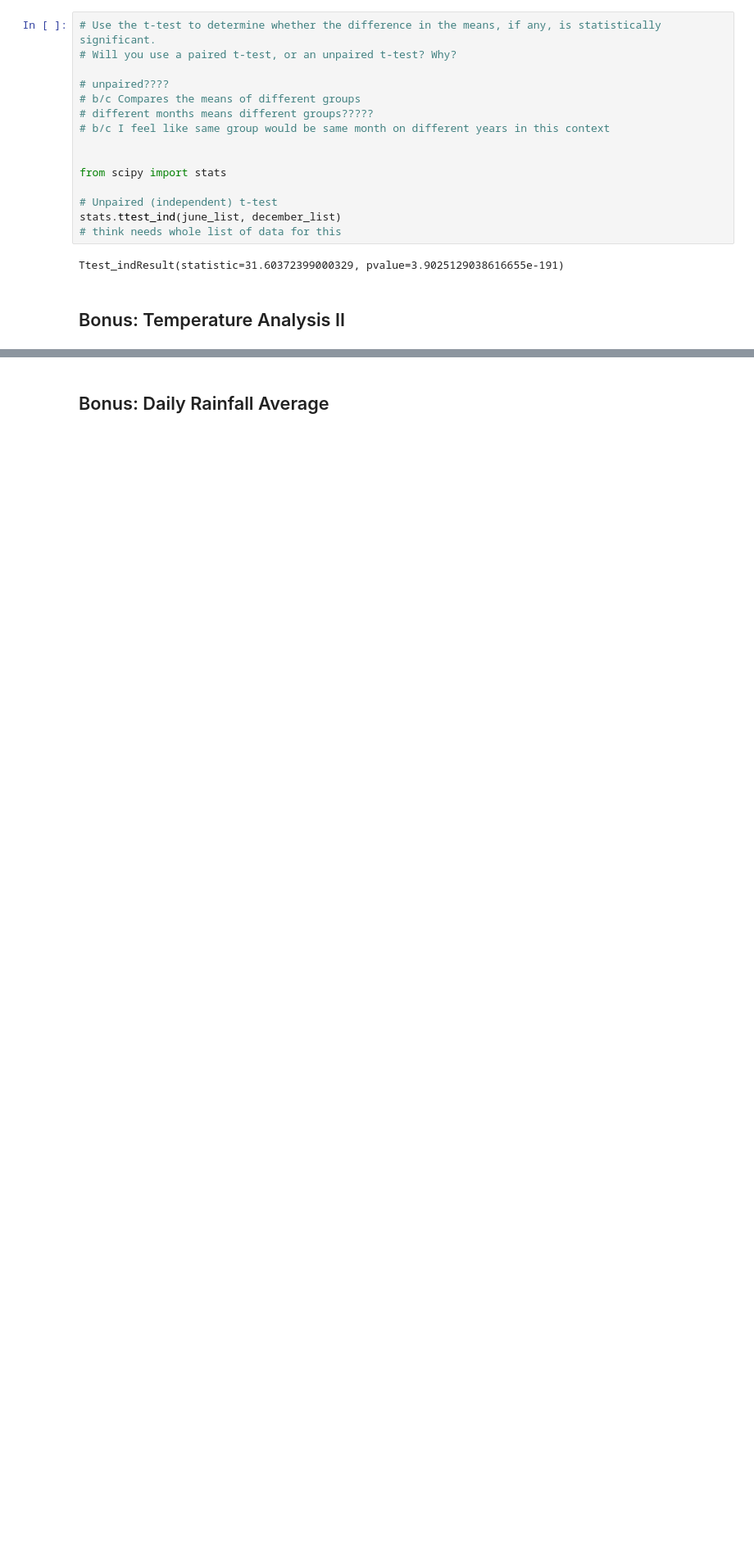
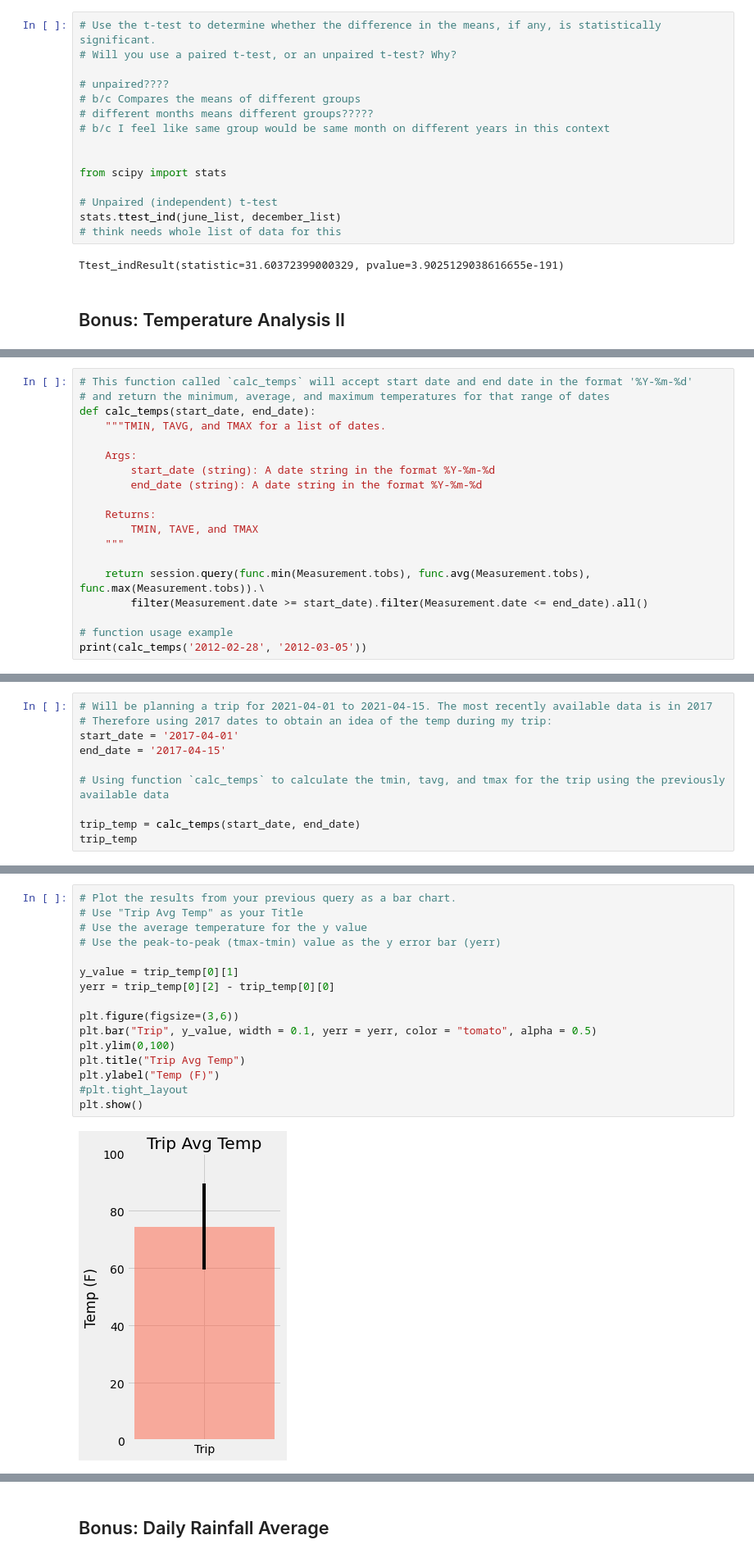
Before and after one commit to dan1ellec/sqlalchemy-challenge, a Jupyter notebook: climate_analysis.ipynb, the cells around one changed output, grey strips where cells are left out. Shown at 82% size. Drawn from its saved outputs; the diff is of its cells as text; blank space fills up the shorter version.

```diff
--- a/climate_analysis.ipynb
+++ b/climate_analysis.ipynb
@@ -320,0 +322,19 @@ Use the peak-to-peak (TMAX-TMIN) value as the y error bar (YERR).
+# %%
+# This function called `calc_temps` will accept start date and end date in the format '%Y-%m-%d'
+# and return the minimum, average, and maximum temperatures for that range of dates
+def calc_temps(start_date, end_date):
+    """TMIN, TAVG, and TMAX for a list of dates.
+
+    Args:
+        start_date (string): A date string in the format %Y-%m-%d
+        end_date (string): A date string in the format %Y-%m-%d
+
+    Returns:
+        TMIN, TAVE, and TMAX
+    """
+
+    return session.query(func.min(Measurement.tobs), func.avg(Measurement.tobs), func.max(Measurement.tobs)).\
+        filter(Measurement.date >= start_date).filter(Measurement.date <= end_date).all()
+
+# function usage example
+print(calc_temps('2012-02-28', '2012-03-05'))
@@ -320,0 +343,10 @@ Use the peak-to-peak (TMAX-TMIN) value as the y error bar (YERR).
+# %%
+# Will be planning a trip for 2021-04-01 to 2021-04-15. The most recently available data is in 2017
+# Therefore using 2017 dates to obtain an idea of the temp during my trip:
+start_date = '2017-04-01'
+end_date = '2017-04-15'
+
+# Using function `calc_temps` to calculate the tmin, tavg, and tmax for the trip using the previously available data
+
+trip_temp = calc_temps(start_date, end_date)
+trip_temp
@@ -320,0 +359,18 @@ Use the peak-to-peak (TMAX-TMIN) value as the y error bar (YERR).
+# %%
+# Plot the results from your previous query as a bar chart.
+# Use "Trip Avg Temp" as your Title
+# Use the average temperature for the y value
+# Use the peak-to-peak (tmax-tmin) value as the y error bar (yerr)
+
+y_value = trip_temp[0][1]
+yerr = trip_temp[0][2] - trip_temp[0][0]
+
+plt.figure(figsize=(3,6))
+plt.bar("Trip", y_value, width = 0.1, yerr = yerr, color = "tomato", alpha = 0.5)
+plt.ylim(0,100)
+plt.title("Trip Avg Temp")
+plt.ylabel("Temp (F)")
+#plt.tight_layout
+plt.show()
+# %% [output]
+[figure, added]
```
Also changed, not shown: parts of 12 cells of this notebook.
